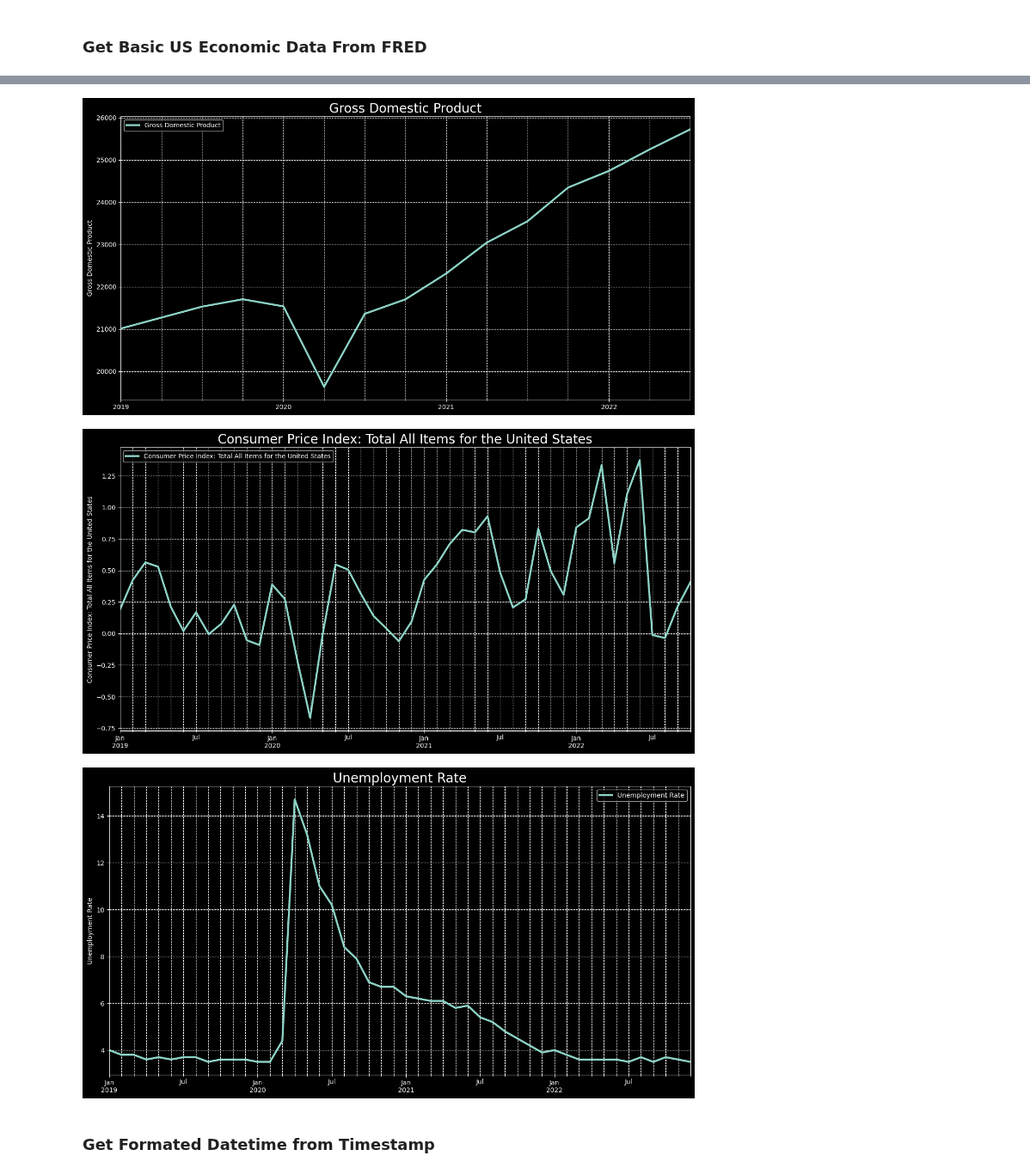
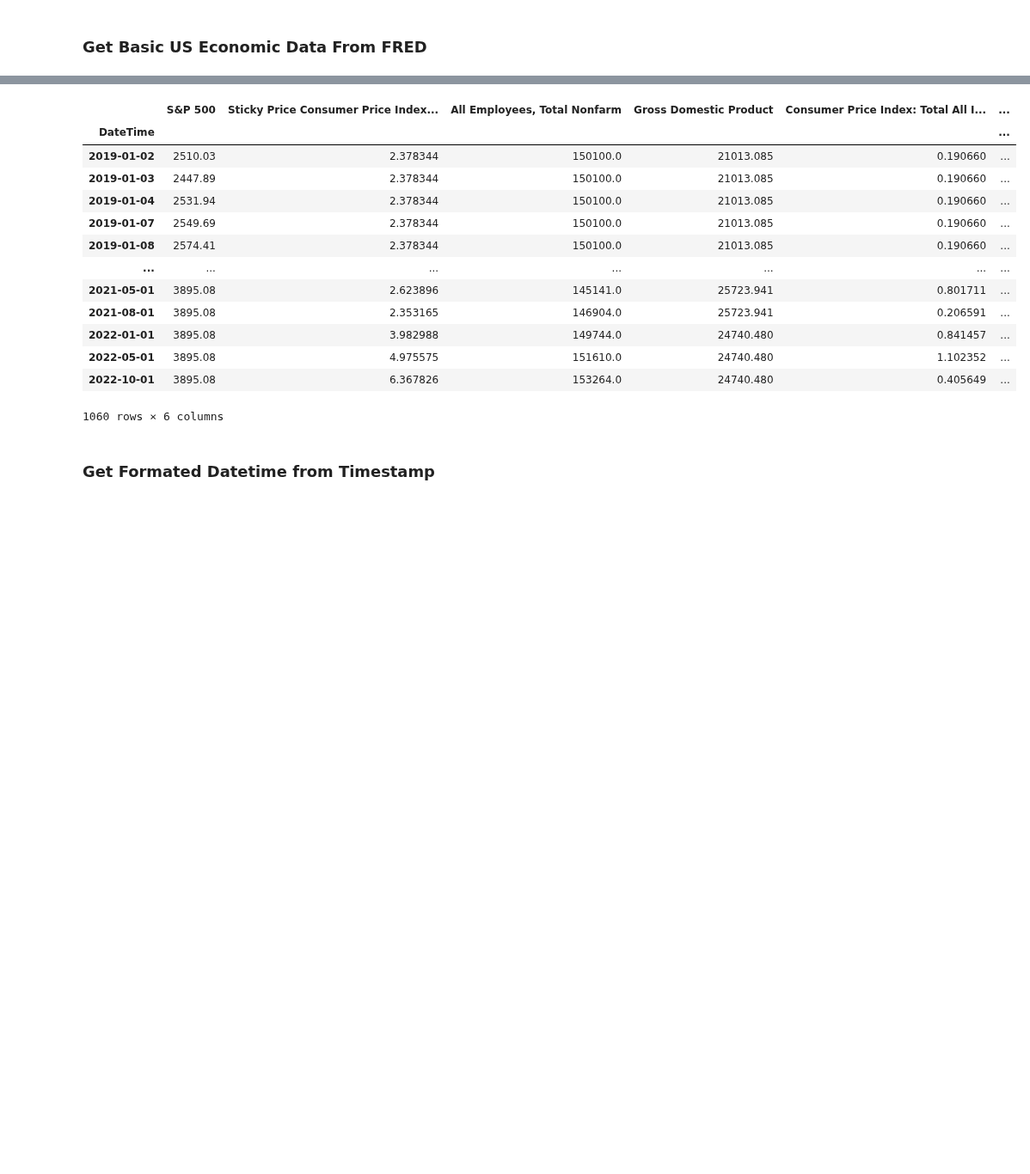
Before and after one commit to sabawi/getstockdata, a Jupyter notebook: dataframes_tests.ipynb, the cells around one changed output, grey strips where cells are left out. Shown at 86% size. Drawn from its saved outputs; the diff is of its cells as text; code cells hidden in the pictures; blank space fills up the shorter version.

```diff
--- a/dataframes_tests.ipynb
+++ b/dataframes_tests.ipynb
@@ -11,6 +11,7 @@ import seaborn as sn
 import fredapi as fa
 from datetime import datetime
 from IPython.display import HTML
+from functools import reduce
 
 global myapi_key, econ_data
 
@@ -21,6 +22,6 @@ myapi_key = '4ebb60745e78caa3573b5a5f1e1924c8'
 plt.style.use('dark_background')
 
 # FRED Data Series ID identifies the dataset to retrieve
-FEDIDLIST = ["CORESTICKM159SFRBATL","PAYEMS","GDP","CPALTT01USM657N","UNRATE"]
+FEDIDLIST = ["SP500","CORESTICKM159SFRBATL","PAYEMS","GDP","CPALTT01USM657N","UNRATE"]
 # %% [markdown]
 ## Helper Functions:
@@ -43,3 +48,14 @@ def basic_dataframes_chart(df,title):
+# %%
+def merge_multiple_dfs(df_list):
+
+    df_list2 = []
+    for id in df_list:
+        df_list[id].index.name = "DateTime"
+        df_list2.append(df_list[id])
+
+    df_merged = reduce(lambda  left,right: pd.merge(left,right,on=['DateTime'], how='outer'), df_list2).fillna(method='ffill').dropna()
+
+    display(df_merged)
 # %% [markdown]
 ### Get Basic US Economic Data From FRED
 # %%
@@ -59,8 +75,10 @@ def update_econ_data(fred_sid_list=FEDIDLIST, fred_start_date=None,fed_end_date=
         info = fred.get_series_info(id)
         econ_data[id]= fred.get_series(id,fred_start_date,fred_end_date).to_frame()
         econ_data[id].columns = [info['title']]
-        basic_dataframes_chart(econ_data[id],info['title'])
+        #print(econ_data[id].index)
+        #basic_dataframes_chart(econ_data[id],info['title'])
 
 
 update_econ_data()
+merge_multiple_dfs(econ_data)
 # %% [output]
@@ -69,6 +85,17 @@ update_econ_data()
-[figure, removed]
-[figure, removed]
-[figure, removed]
+|  | S&P 500 | Sticky Price Consumer Price Index... | All Employees, Total Nonfarm | Gross Domestic Product | Consumer Price Index: Total All I... | ... |
+| DateTime |  |  |  |  |  | ... |
+| 2019-01-02 | 2510.03 | 2.378344 | 150100.0 | 21013.085 | 0.190660 | ... |
+| 2019-01-03 | 2447.89 | 2.378344 | 150100.0 | 21013.085 | 0.190660 | ... |
+| 2019-01-04 | 2531.94 | 2.378344 | 150100.0 | 21013.085 | 0.190660 | ... |
+| 2019-01-07 | 2549.69 | 2.378344 | 150100.0 | 21013.085 | 0.190660 | ... |
+| 2019-01-08 | 2574.41 | 2.378344 | 150100.0 | 21013.085 | 0.190660 | ... |
+| ... | ... | ... | ... | ... | ... | ... |
+| 2021-05-01 | 3895.08 | 2.623896 | 145141.0 | 25723.941 | 0.801711 | ... |
+| 2021-08-01 | 3895.08 | 2.353165 | 146904.0 | 25723.941 | 0.206591 | ... |
+| 2022-01-01 | 3895.08 | 3.982988 | 149744.0 | 24740.480 | 0.841457 | ... |
+| 2022-05-01 | 3895.08 | 4.975575 | 151610.0 | 24740.480 | 1.102352 | ... |
+| 2022-10-01 | 3895.08 | 6.367826 | 153264.0 | 24740.480 | 0.405649 | ... |
+1060 rows × 6 columns
 # %% [markdown]
 ### Get Formated Datetime from Timestamp
 # %%
```
Also changed, not shown: parts of 4 cells of this notebook.
